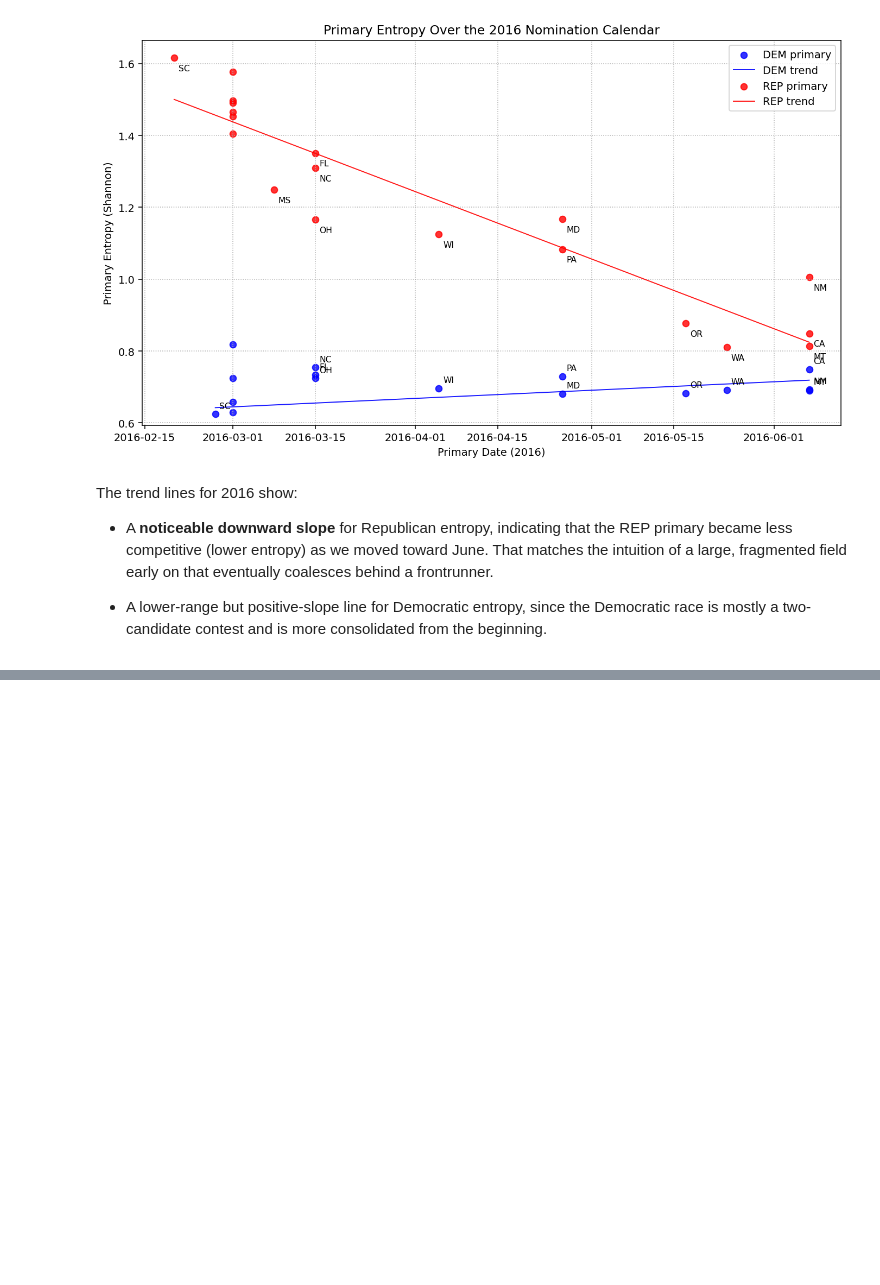
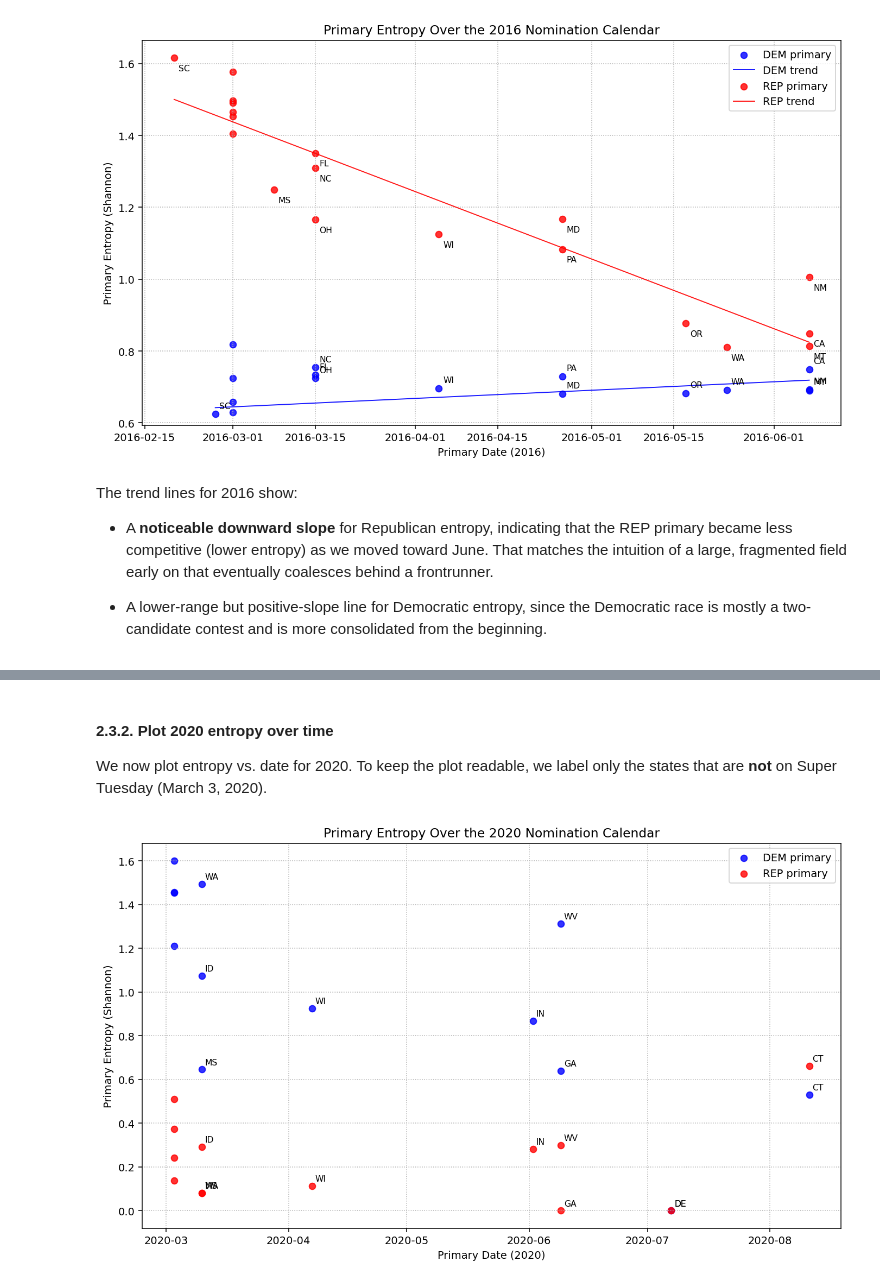
Before and after one commit to uyen-nguyen-190304/analyze-voter-turnout, a Jupyter notebook: scripts/2_modeling/entropy.ipynb, the cells around one changed output, grey strips where cells are left out. Saved outputs shown, nothing was run; the diff lists cells and outputs as text; code cells hidden in the pictures; blank space fills up the shorter version.

Commit message:
UPDATE: Add 2020 to entropy analysis

```diff
--- a/scripts/2_modeling/entropy.ipynb
+++ b/scripts/2_modeling/entropy.ipynb
@@ -36,3 +42,4 @@ import matplotlib.dates as mdates
 # Data path
 DATA_DIR_2008 = Path("../../data/processed/2008")
 DATA_DIR_2016 = Path("../../data/processed/2016")
+DATA_DIR_2020 = Path("../../data/processed/2020")
@@ -804,0 +1041,45 @@ The trend lines for 2016 show:
+# %% [markdown]
+#### 2.3.2. Plot 2020 entropy over time
+
+We now plot entropy vs. date for 2020. To keep the plot readable, we label only the states that are **not** on Super Tuesday (March 3, 2020).
+# %%
+entropy_long_2020 = entropy_long_2020.sort_values("primary_date")
+
+plt.figure(figsize=(10, 6), dpi=140)
+
+colors = {"DEM": "blue", "REP": "red"}
+
+for party, sub in entropy_long_2020.groupby("party"):
+    plt.scatter(
+        sub["primary_date"],
+        sub["entropy"],
+        color=colors[party],
+        alpha=0.8,
+        label=f"{party} primary",
+    )
+
+# Label only non–Super Tuesday states to avoid clutter
+super_tuesday = pd.Timestamp("2020-03-03")
+mask_label = entropy_long_2020["primary_date"] != super_tuesday
+
+for _, r in entropy_long_2020[mask_label].iterrows():
+    dx, dy = (3, 3)
+    plt.annotate(
+        r["state"],
+        (r["primary_date"], r["entropy"]),
+        xytext=(dx, dy),
+        textcoords="offset points",
+        fontsize=8,
+        ha="left",
+        va="bottom",
+    )
+
+plt.xlabel("Primary Date (2020)")
+plt.ylabel("Primary Entropy (Shannon)")
+plt.title("Primary Entropy Over the 2020 Nomination Calendar")
+plt.grid(True, linestyle=":")
+plt.legend()
+plt.tight_layout()
+plt.show()
+# %% [output]
+[figure, added]
```
Also changed, not shown: parts of 28 cells of this notebook.
